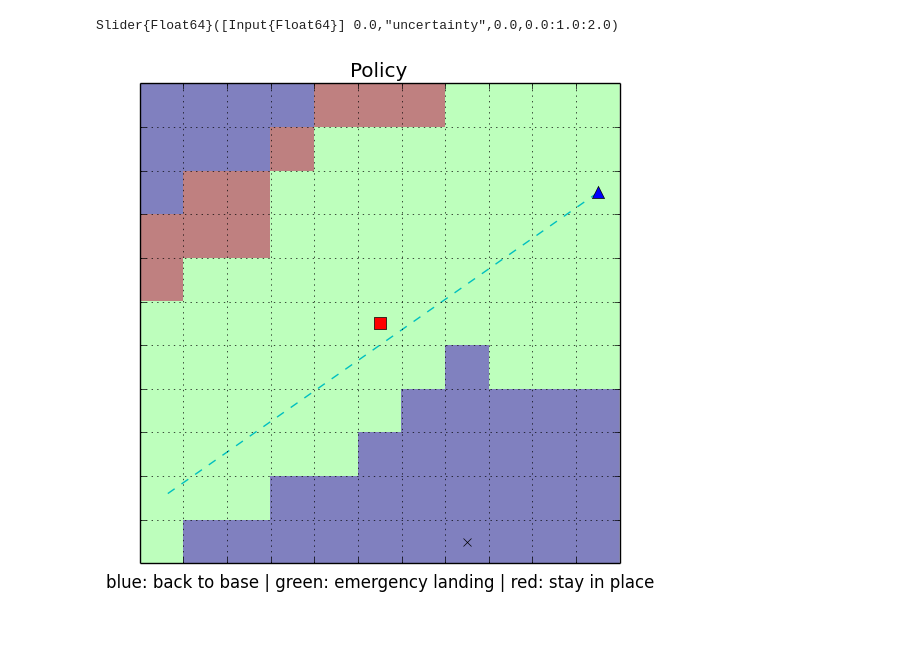
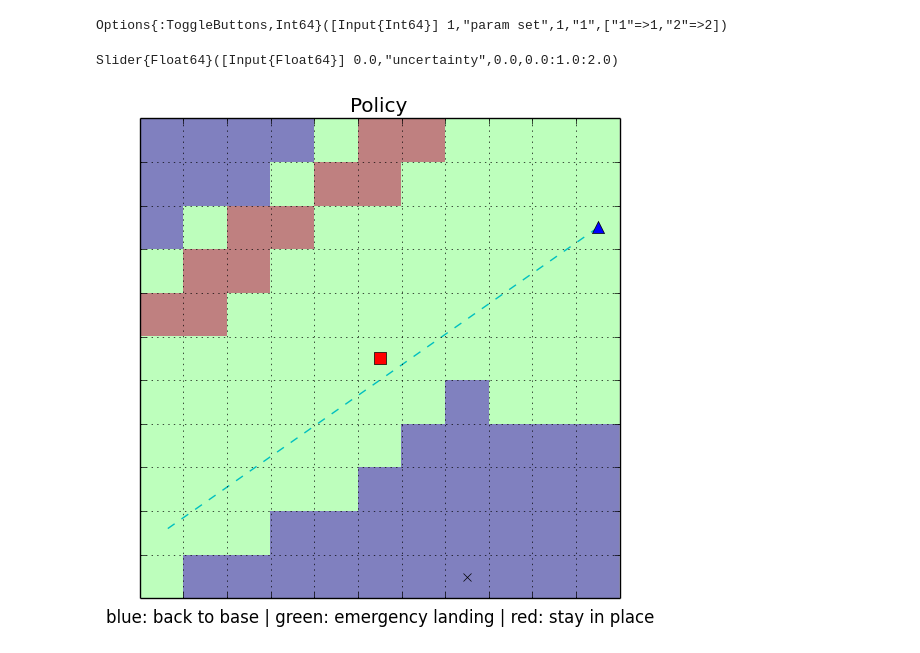
Before and after one commit to neosado/Firestorm, a Jupyter notebook: ScenarioOne.ipynb, the cells around one changed output. Cells and saved outputs as stored; diff of their text form; code cells hidden in the pictures.

```diff
--- a/ScenarioOne.ipynb
+++ b/ScenarioOne.ipynb
@@ -15,10 +19,11 @@ Slider{Float64}([Input{Float64}] 0.0,"uncertainty",0.0,0.0:1.0:2.0)
 # %%
 f = figure(facecolor = "white")
-@manipulate for uncertainty = slider(0.:1.:2., value = 0., label = "uncertainty"); withfig(f) do
-        plotPolicy(uncertainty, fig = f)
+@manipulate for param_set = togglebuttons(OrderedDict(["1", "2"], [1, 2]), label = "param set"), uncertainty = slider(0.:1.:2., value = 0., label = "uncertainty"); withfig(f) do
+        plotPolicy(param_set, uncertainty, fig = f)
     end
 end
 # %% [output]
-Slider{Float64}([Input{Float64}] 0.0,"uncertainty",0.0,0.0:1.0:2.0)
+Options{:ToggleButtons,Int64}([Input{Int64}] 1,"param set",1,"1",["1"=>1,"2"=>2])
+Slider{Float64}([Input{Float64}] 0.0,"uncertainty",0.0,0.0:1.0:2.0)
-[figure, old version]
+[figure, new version]
 # %%
```
Also changed, not shown: parts of 4 cells of this notebook, 3 other files.
